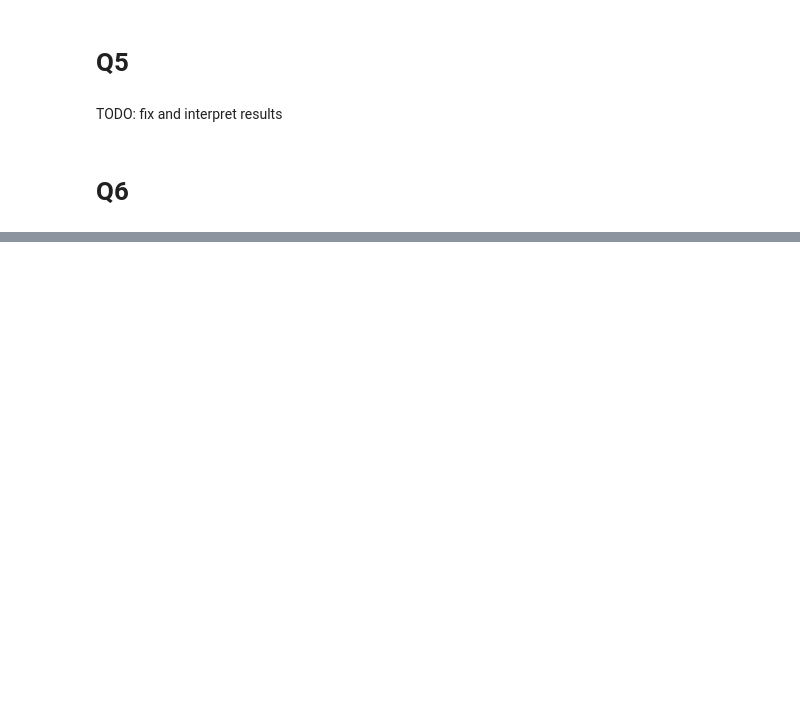
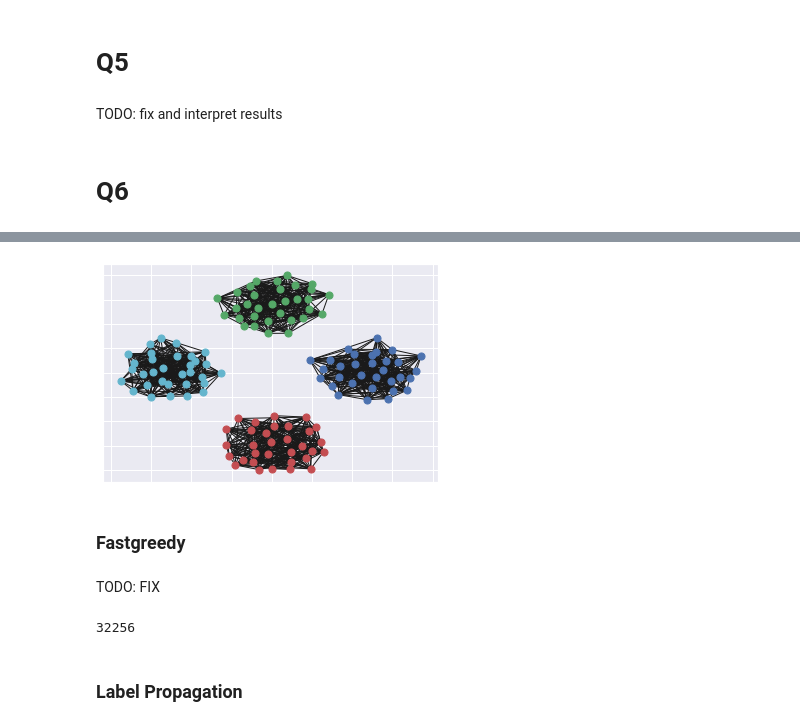
Before and after one commit to gmelodie/Complex-Networks, a Jupyter notebook: lista2/lista2.ipynb, the cells around one changed output, grey strips where cells are left out. Cells and saved outputs as stored; diff of their text form; code cells hidden in the pictures; blank space fills up the shorter version.

```diff
--- a/lista2/lista2.ipynb
+++ b/lista2/lista2.ipynb
@@ -431,9 +454,8 @@ G = LFR_benchmark_graph(n = N, min_degree = 16, max_degree = 16, min_community=m
 # %%
-#Girvan-Newman method (betweenness centrality)
-communities = community.girvan_newman(G)
+gn_communities = community.girvan_newman(G)
 k = 4
-for i in arange(0, k-1):
-    next_level_communities = next(communities)
-c = sorted(map(sorted, next_level_communities))
-for cl in c:
-    print('community:', cl)
+for i in np.arange(0, k-1):
+    next_level_communities = next(gn_communities)
+gn_communities = sorted(map(sorted, next_level_communities))
+for comm in gn_communities:
+    print('community:', comm)
@@ -439,0 +467,14 @@ for cl in c:
+# %%
+colors = ['b', 'g', 'r', 'c', 'm', 'y', 'k', 'w']
+plt.figure()
+aux = 0
+for comm in gn_communities:
+    nx.draw_networkx(G.subgraph(comm), pos=pos, node_color = colors[aux], with_labels = False, node_size=50)
+    aux = aux + 1
+plt.show(True)
+# %% [output]
+[figure, added]
+# %% [markdown]
+### Fastgreedy
+# %% [markdown]
+TODO: FIX
@@ -439,0 +484,7 @@ for cl in c:
+# %%
+str_command1 = 'FastCommunity_GPL_v1.0.3/./FastCommunityMH -s -f ex6.pairs'
+os.system(str_command1 + ' -l firstRun')
+# %% [output]
+32256
+# %% [markdown]
+### Label Propagation
```
Also changed, not shown: parts of 56 cells of this notebook, 12 other files.
